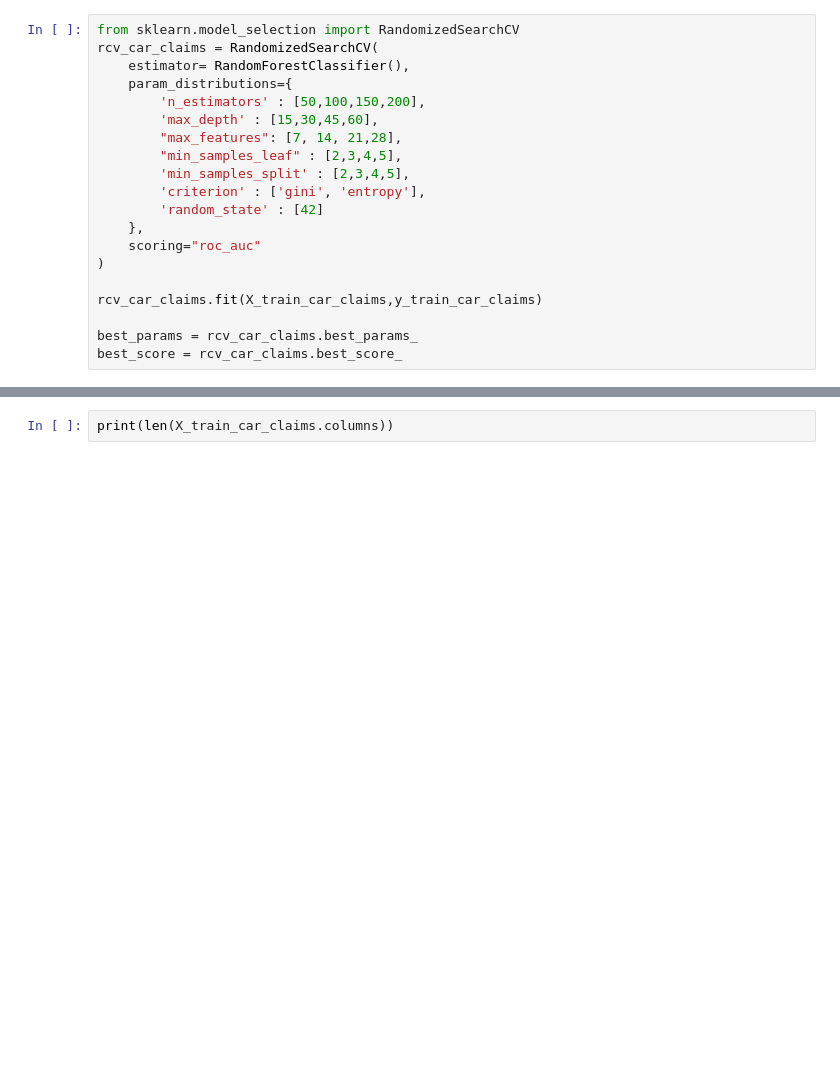
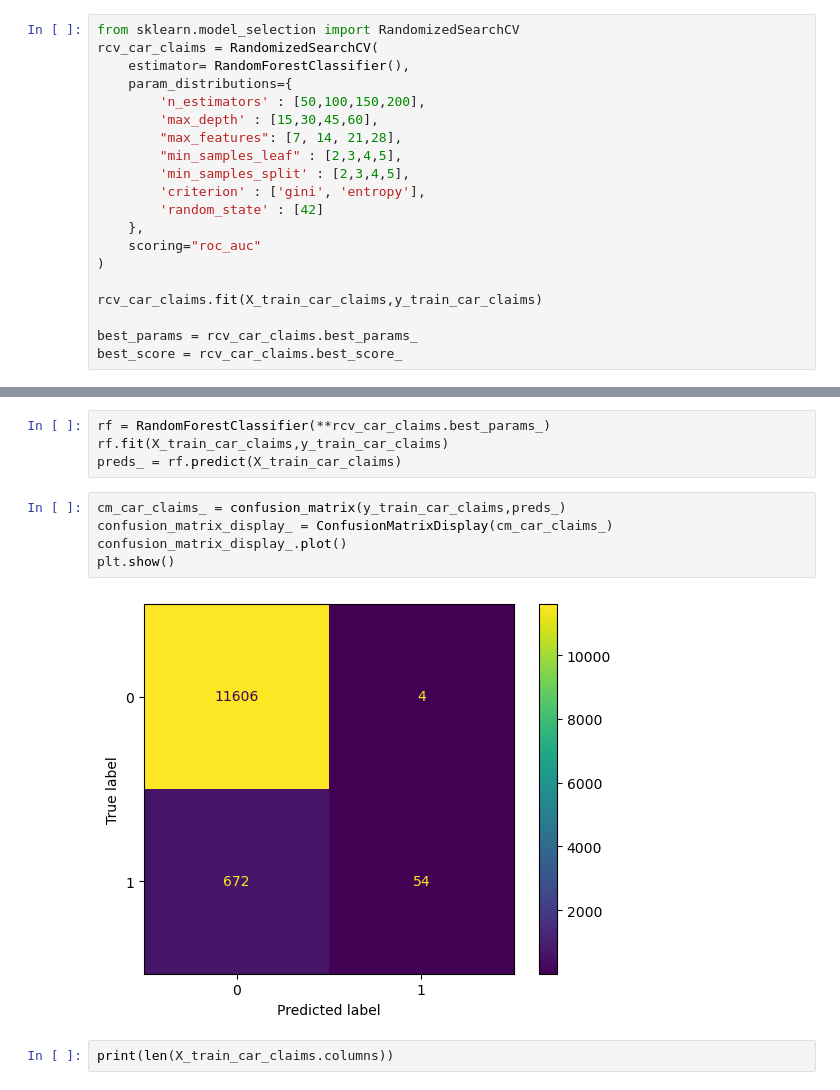
Before and after one commit to joe-bene/AiForLeaders, a Jupyter notebook: Week11.ipynb, the cells around one changed output, grey strips where cells are left out. Saved outputs shown, nothing was run; the diff lists cells and outputs as text; blank space fills up the shorter version.

```diff
--- a/Week11.ipynb
+++ b/Week11.ipynb
@@ -162,3 +162,14 @@ Best Accuracy Score Randomized Search 0.6800629964476896
+# %%
+rf = RandomForestClassifier(**rcv_car_claims.best_params_)
+rf.fit(X_train_car_claims,y_train_car_claims)
+preds_ = rf.predict(X_train_car_claims)
+# %%
+cm_car_claims_ = confusion_matrix(y_train_car_claims,preds_)
+confusion_matrix_display_ = ConfusionMatrixDisplay(cm_car_claims_)
+confusion_matrix_display_.plot()
+plt.show()
+# %% [output]
+[figure, added]
 # %%
 print(len(X_train_car_claims.columns))
 # %% [output]
```
Also changed, not shown: parts of 7 cells of this notebook, 1 other file.
